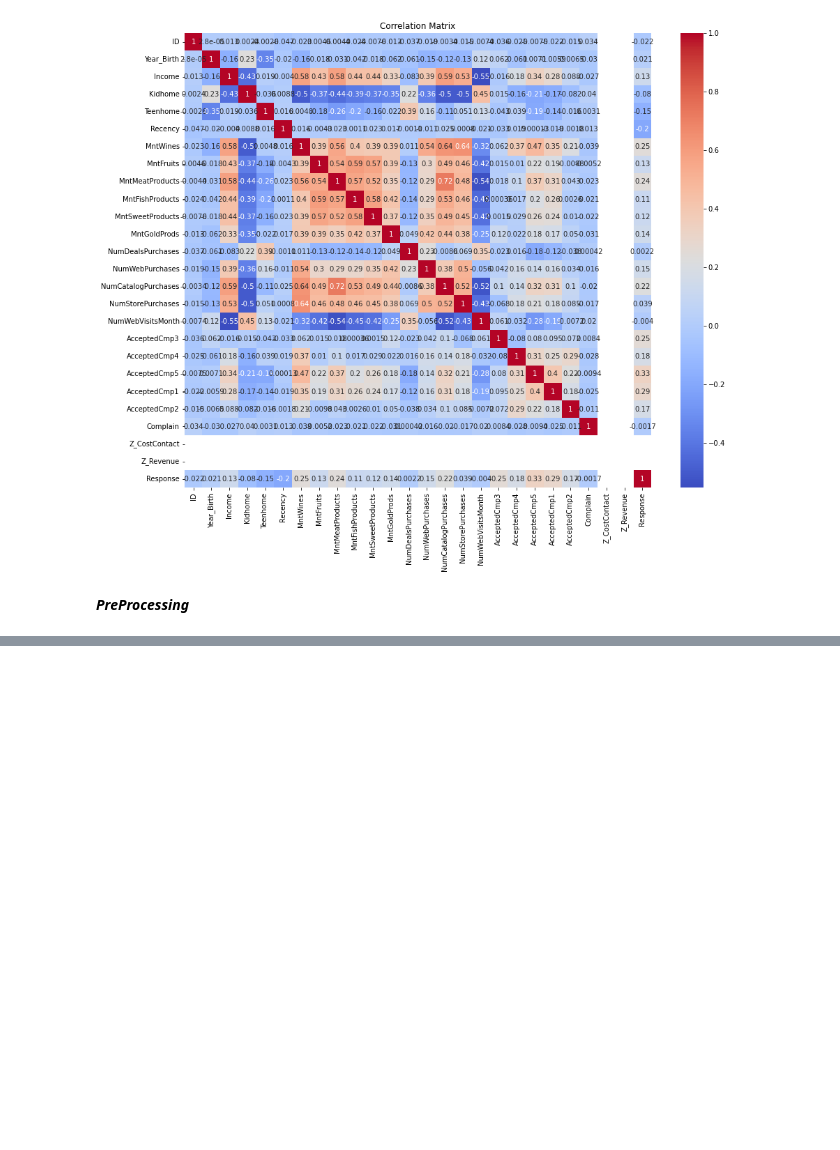
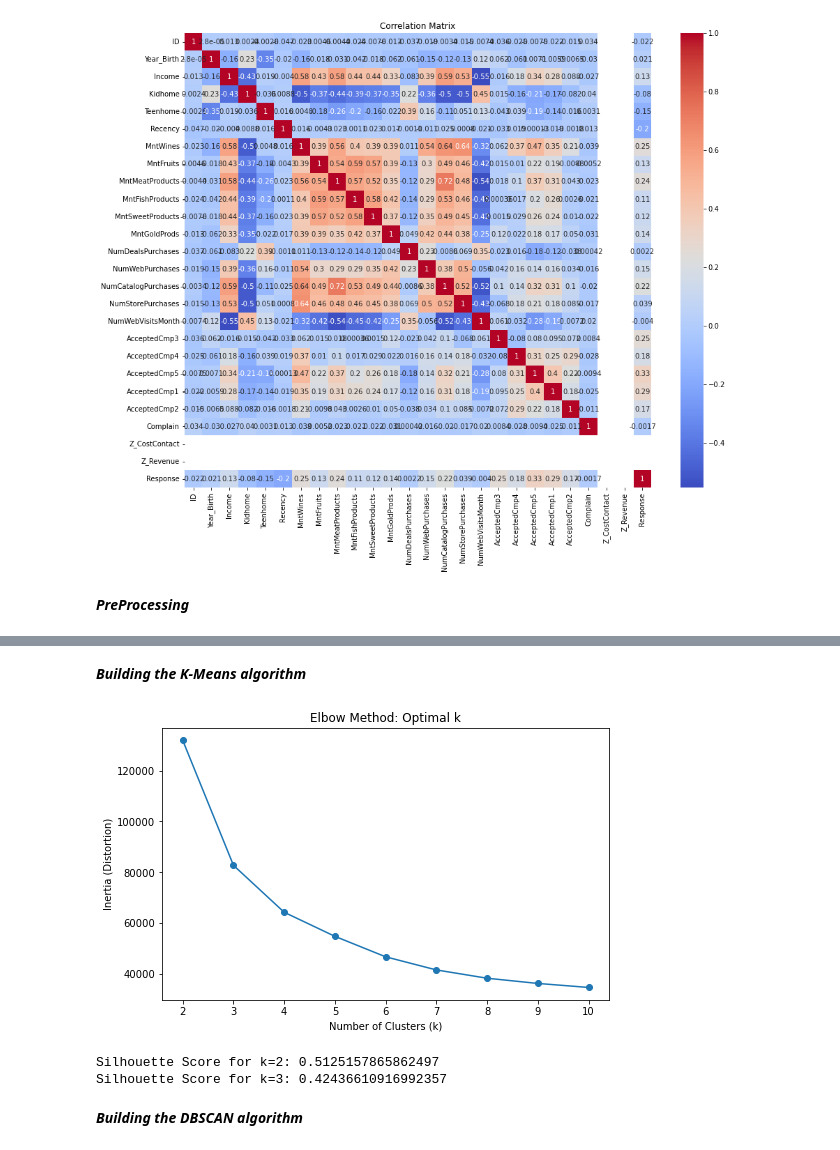
Before and after one commit to M17SN/Machine_learning_projects, a Jupyter notebook: customer segmentation clustering/Customer_segmentation_clustering.ipynb, the cells around one changed output, grey strips where cells are left out. Saved outputs shown, nothing was run; the diff lists cells and outputs as text; code cells hidden in the pictures; blank space fills up the shorter version.

```diff
--- a/customer segmentation clustering/Customer_segmentation_clustering.ipynb
+++ b/customer segmentation clustering/Customer_segmentation_clustering.ipynb
@@ -110,0 +194,21 @@ plt.show()
+# %% [markdown]
+***Building the K-Means algorithm***
+# %%
+# Elbow method to find the optimal number of clusters
+distortions = []
+K = range(2, 11)  # Test for 2 to 10 clusters
+
+for k in K:
+    kmeans = KMeans(n_clusters=k, random_state=42)
+    kmeans.fit(customers_data)
+    distortions.append(kmeans.inertia_)
+
+# Plot the Elbow curve
+plt.figure(figsize=(8, 5))
+plt.plot(K, distortions, marker='o')
+plt.title('Elbow Method: Optimal k')
+plt.xlabel('Number of Clusters (k)')
+plt.ylabel('Inertia (Distortion)')
+plt.show()
+# %% [output]
+[figure, added]
@@ -110,0 +223,13 @@ plt.show()
+# %%
+# Calculate Silhouette Score for k=4
+sil_score_2 = silhouette_score(customers_data, clusters_2)
+print("Silhouette Score for k=2:", sil_score_2)
+
+# Calculate Silhouette Score for k=5
+sil_score_3 = silhouette_score(customers_data, clusters_3)
+print("Silhouette Score for k=3:", sil_score_3)
+# %% [output]
+Silhouette Score for k=2: 0.5125157865862497
+Silhouette Score for k=3: 0.42436610916992357
+# %% [markdown]
+***Building the DBSCAN algorithm***
```
Also changed, not shown: parts of 10 cells of this notebook, 2 other files.
